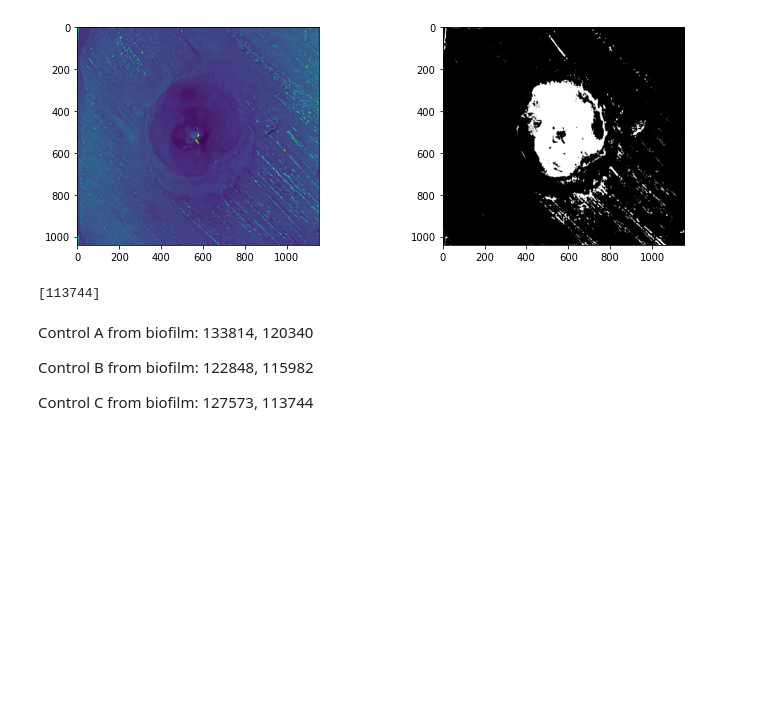
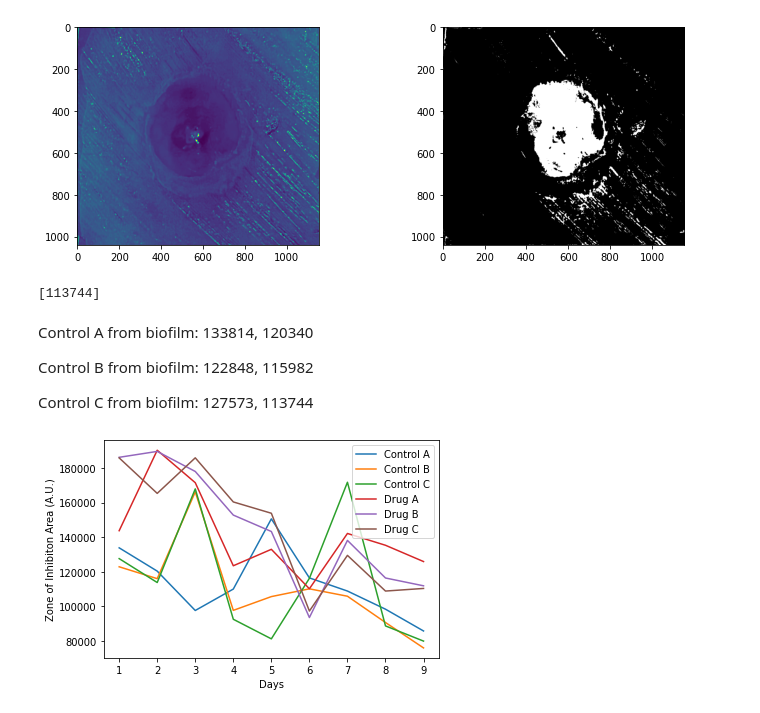
Before and after one commit to lmkelly16/BYU-REU-2022, a Jupyter notebook: all_the_loops.ipynb, the cells around one changed output. Saved outputs shown, nothing was run; the diff lists cells and outputs as text; code cells hidden in the pictures; blank space fills up the shorter version.

Commit message:
Made graph v2

```diff
--- a/all_the_loops.ipynb
+++ b/all_the_loops.ipynb
@@ -495,3 +495,28 @@ Control A from biofilm: 133814, 120340
 Control B from biofilm: 122848, 115982
 
 Control C from biofilm: 127573, 113744
+# %%
+from traitlets.traitlets import CComplex
+# area lists taken manually from the loop fixing spot below
+cA_v2= [133814, 120340, 97560, 109963, 150582, 116409, 108813, 98312, 85701]
+cB_v2= [122848, 115982, 166179, 97629, 105597, 110088, 105815, 90611, 75902]
+cC_v2= [127573, 113744, 167917, 92479, 81144, 116174, 171756, 88637, 79850]
+
+dA= [143729, 190285, 171514, 123436, 132956, 110119, 142130, 135299, 125878]
+dB= [186194, 189611, 178008, 152769, 143268, 93491, 138118, 116363, 111840]
+dC= [185861, 165325, 185895, 160372, 153827, 97242, 129454, 108804, 110318]
+
+# number of days for x-axis
+days=[1,2,3,4,5,6,7,8,9]
+
+plt.plot(days, cA_v2)
+plt.plot(days, cB_v2)
+plt.plot(days, cC_v2)
+plt.plot(days, dA)
+plt.plot(days, dB)
+plt.plot(days, dC)
+plt.xlabel('Days')
+plt.ylabel('Zone of Inhibiton Area (A.U.)')
+plt.legend(["Control A", "Control B", "Control C", "Drug A", "Drug B", "Drug C"]);
+# %% [output]
+[figure, added]
```
Also changed, not shown: parts of 3 cells of this notebook.
